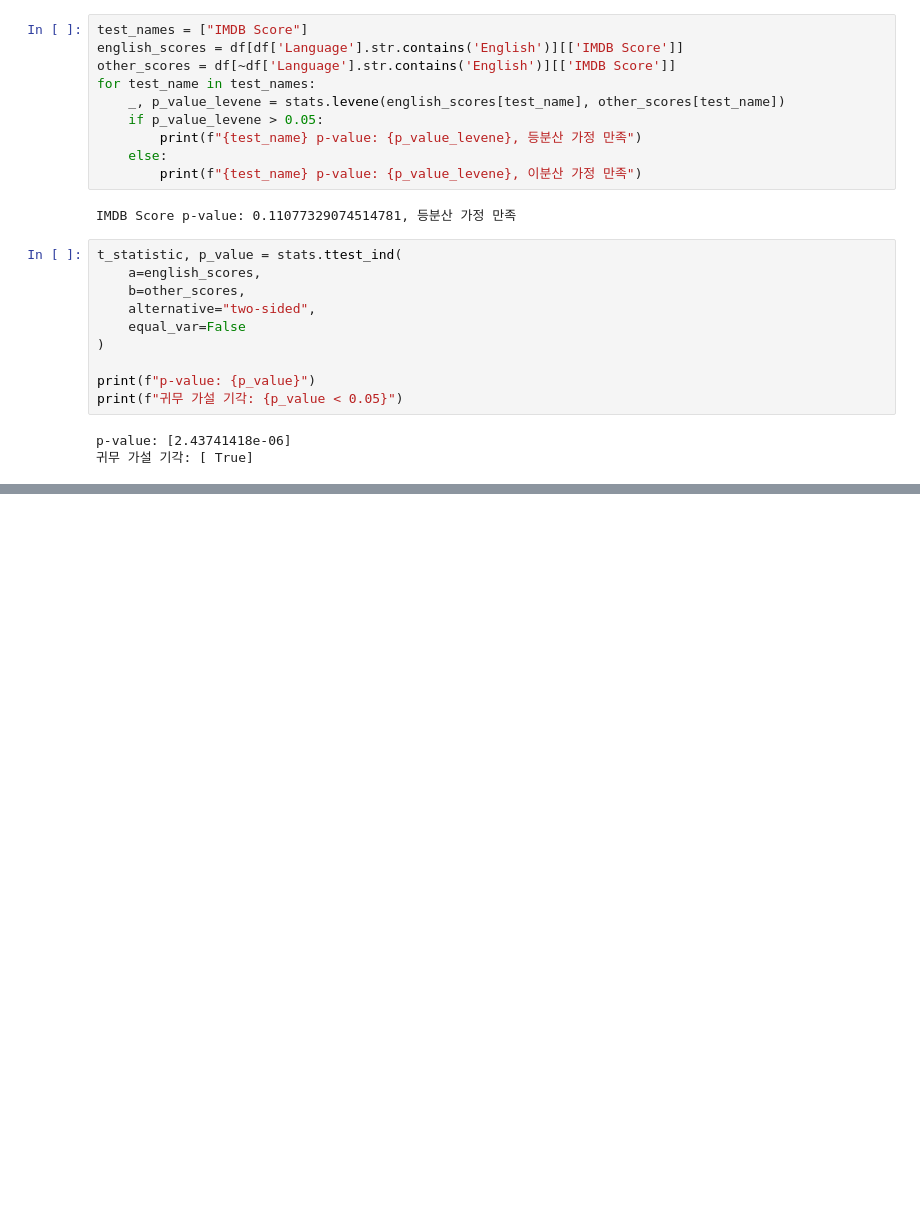
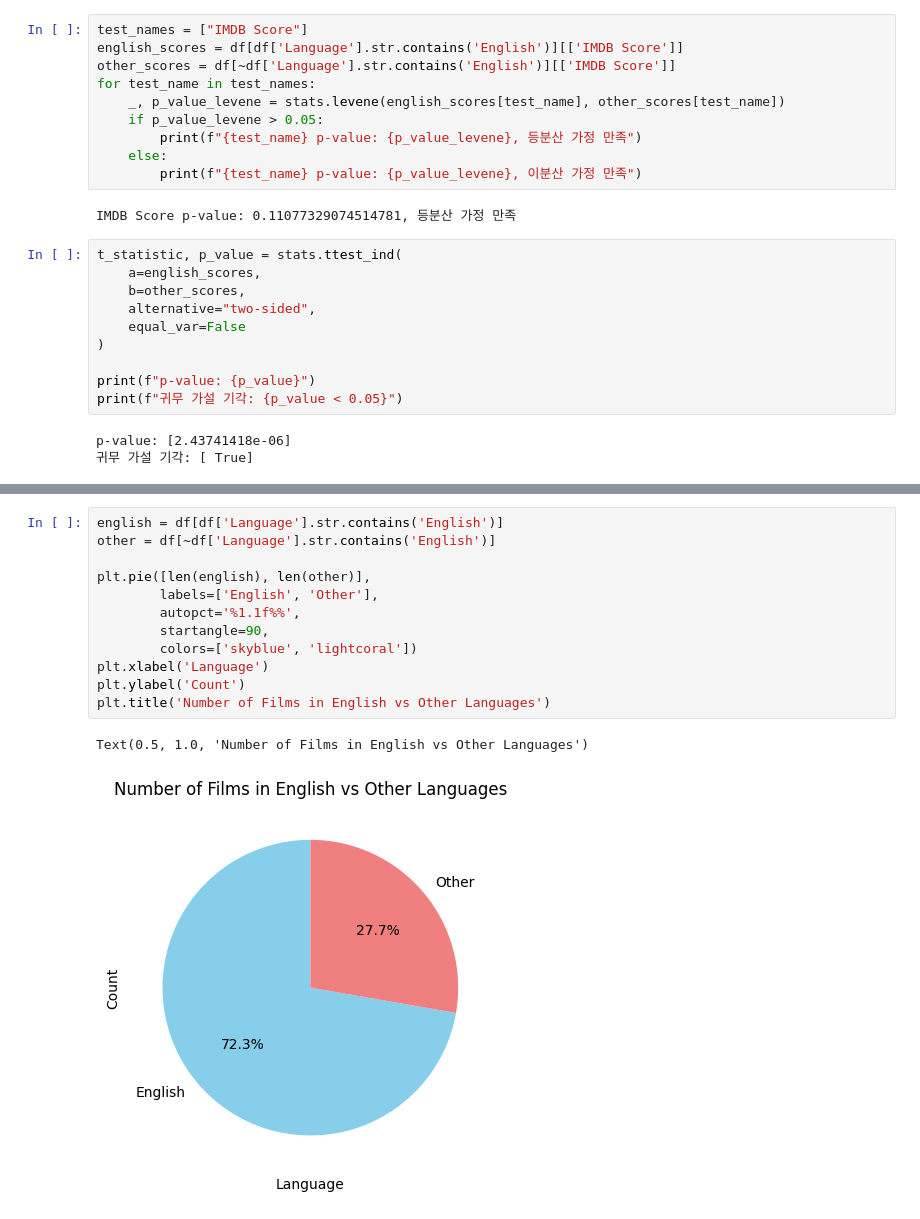
Before and after one commit to GRetriever/Data-Analysis-Project, a Jupyter notebook: Netflix/Netflix.ipynb, the cells around one changed output, grey strips where cells are left out. Cells and saved outputs as stored; diff of their text form; blank space fills up the shorter version.

```diff
--- a/Netflix/Netflix.ipynb
+++ b/Netflix/Netflix.ipynb
@@ -371,0 +526,15 @@ p-value: [2.43741418e-06]
+# %%
+english = df[df['Language'].str.contains('English')]
+other = df[~df['Language'].str.contains('English')]
+
+plt.pie([len(english), len(other)],
+        labels=['English', 'Other'],
+        autopct='%1.1f%%',
+        startangle=90,
+        colors=['skyblue', 'lightcoral'])
+plt.xlabel('Language')
+plt.ylabel('Count')
+plt.title('Number of Films in English vs Other Languages')
+# %% [output]
+Text(0.5, 1.0, 'Number of Films in English vs Other Languages')
+[figure, added]
```
Also changed, not shown: parts of 21 cells of this notebook, 3 other files.
